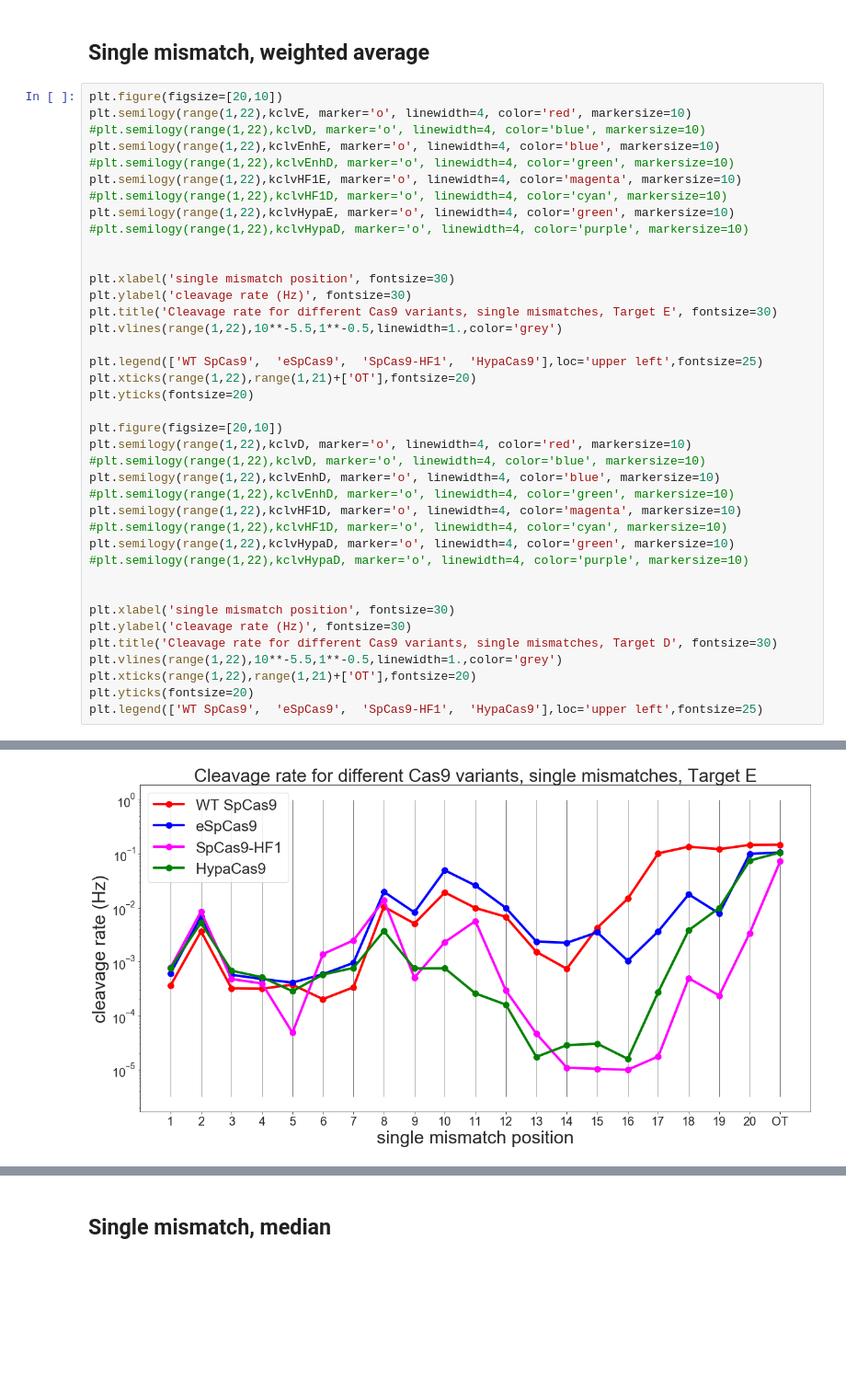
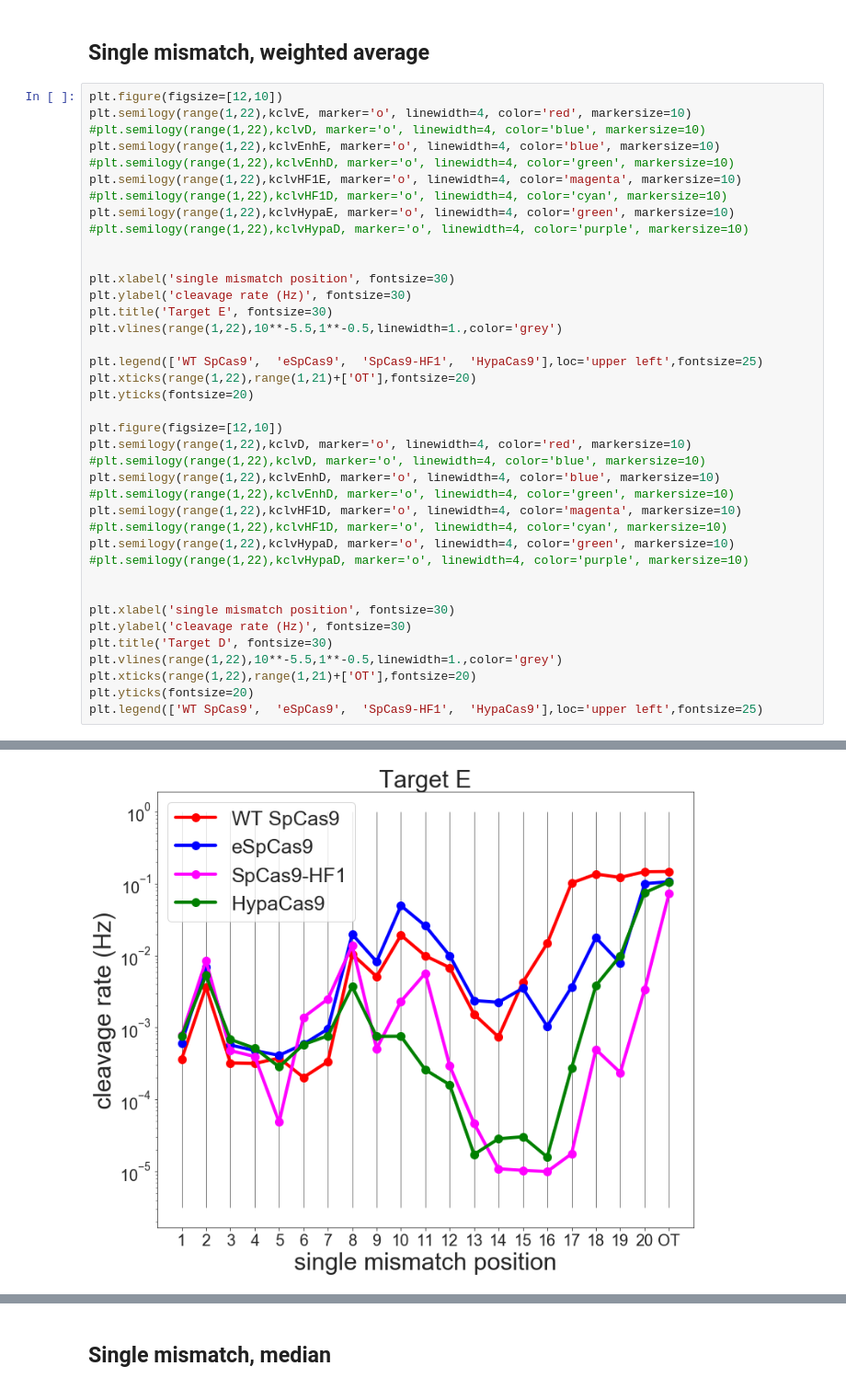
Before and after one commit to martin-depken/Energy-Landscape, a Jupyter notebook: predict_pclv_Stijn/comparing_datasets.ipynb, the cells around one changed output, grey strips where cells are left out. Shown at 92% size. Saved outputs shown, nothing was run; the diff lists cells and outputs as text; blank space fills up the shorter version.

```diff
--- a/predict_pclv_Stijn/comparing_datasets.ipynb
+++ b/predict_pclv_Stijn/comparing_datasets.ipynb
@@ -134,7 +134,7 @@ posHypaD,kclvHypaD,errorHypaD,kclvmedianHypaD,errormedianHypaD,k_double_dfHypaD,
 # %% [markdown]
 ## Single mismatch, weighted average
 # %%
-plt.figure(figsize=[20,10])
+plt.figure(figsize=[12,10])
 plt.semilogy(range(1,22),kclvE, marker='o', linewidth=4, color='red', markersize=10)
 #plt.semilogy(range(1,22),kclvD, marker='o', linewidth=4, color='blue', markersize=10)
 plt.semilogy(range(1,22),kclvEnhE, marker='o', linewidth=4, color='blue', markersize=10)
@@ -144,34 +144,34 @@ plt.semilogy(range(1,22),kclvHF1E, marker='o', linewidth=4, color='magenta', mar
 plt.semilogy(range(1,22),kclvHypaE, marker='o', linewidth=4, color='green', markersize=10)
 #plt.semilogy(range(1,22),kclvHypaD, marker='o', linewidth=4, color='purple', markersize=10)
 
 
 plt.xlabel('single mismatch position', fontsize=30)
 plt.ylabel('cleavage rate (Hz)', fontsize=30)
-plt.title('Cleavage rate for different Cas9 variants, single mismatches, Target E', fontsize=30)
+plt.title('Target E', fontsize=30)
 plt.vlines(range(1,22),10**-5.5,1**-0.5,linewidth=1.,color='grey')
 
 plt.legend(['WT SpCas9',  'eSpCas9',  'SpCas9-HF1',  'HypaCas9'],loc='upper left',fontsize=25)
 plt.xticks(range(1,22),range(1,21)+['OT'],fontsize=20)
 plt.yticks(fontsize=20)
 
-plt.figure(figsize=[20,10])
+plt.figure(figsize=[12,10])
 plt.semilogy(range(1,22),kclvD, marker='o', linewidth=4, color='red', markersize=10)
 #plt.semilogy(range(1,22),kclvD, marker='o', linewidth=4, color='blue', markersize=10)
 plt.semilogy(range(1,22),kclvEnhD, marker='o', linewidth=4, color='blue', markersize=10)
 #plt.semilogy(range(1,22),kclvEnhD, marker='o', linewidth=4, color='green', markersize=10)
 plt.semilogy(range(1,22),kclvHF1D, marker='o', linewidth=4, color='magenta', markersize=10)
 #plt.semilogy(range(1,22),kclvHF1D, marker='o', linewidth=4, color='cyan', markersize=10)
 plt.semilogy(range(1,22),kclvHypaD, marker='o', linewidth=4, color='green', markersize=10)
 #plt.semilogy(range(1,22),kclvHypaD, marker='o', linewidth=4, color='purple', markersize=10)
 
 
 plt.xlabel('single mismatch position', fontsize=30)
 plt.ylabel('cleavage rate (Hz)', fontsize=30)
-plt.title('Cleavage rate for different Cas9 variants, single mismatches, Target D', fontsize=30)
+plt.title('Target D', fontsize=30)
 plt.vlines(range(1,22),10**-5.5,1**-0.5,linewidth=1.,color='grey')
 plt.xticks(range(1,22),range(1,21)+['OT'],fontsize=20)
 plt.yticks(fontsize=20)
 plt.legend(['WT SpCas9',  'eSpCas9',  'SpCas9-HF1',  'HypaCas9'],loc='upper left',fontsize=25)
 # %% [output]
 <matplotlib.legend.Legend at 0x...>
-[figure, old version]
+[figure, new version]
```
Also changed, not shown: parts of 1 cell of this notebook, 8 other files.
